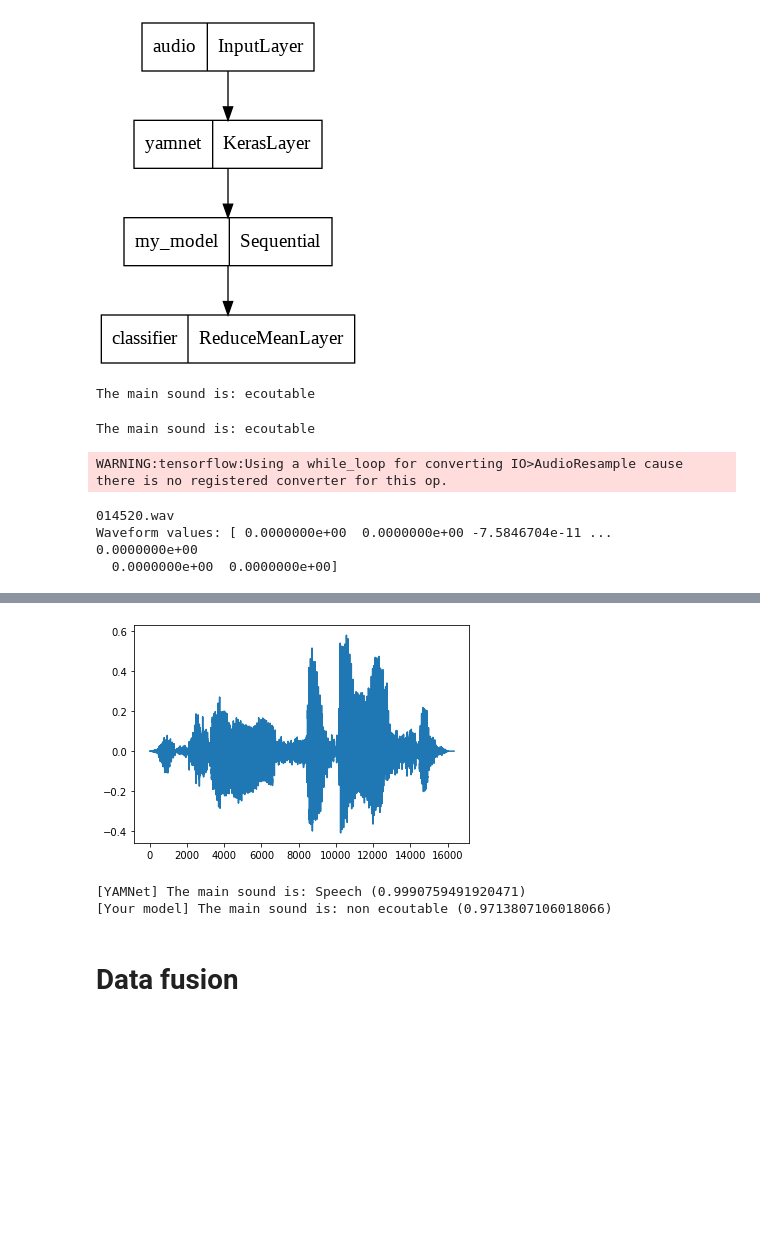
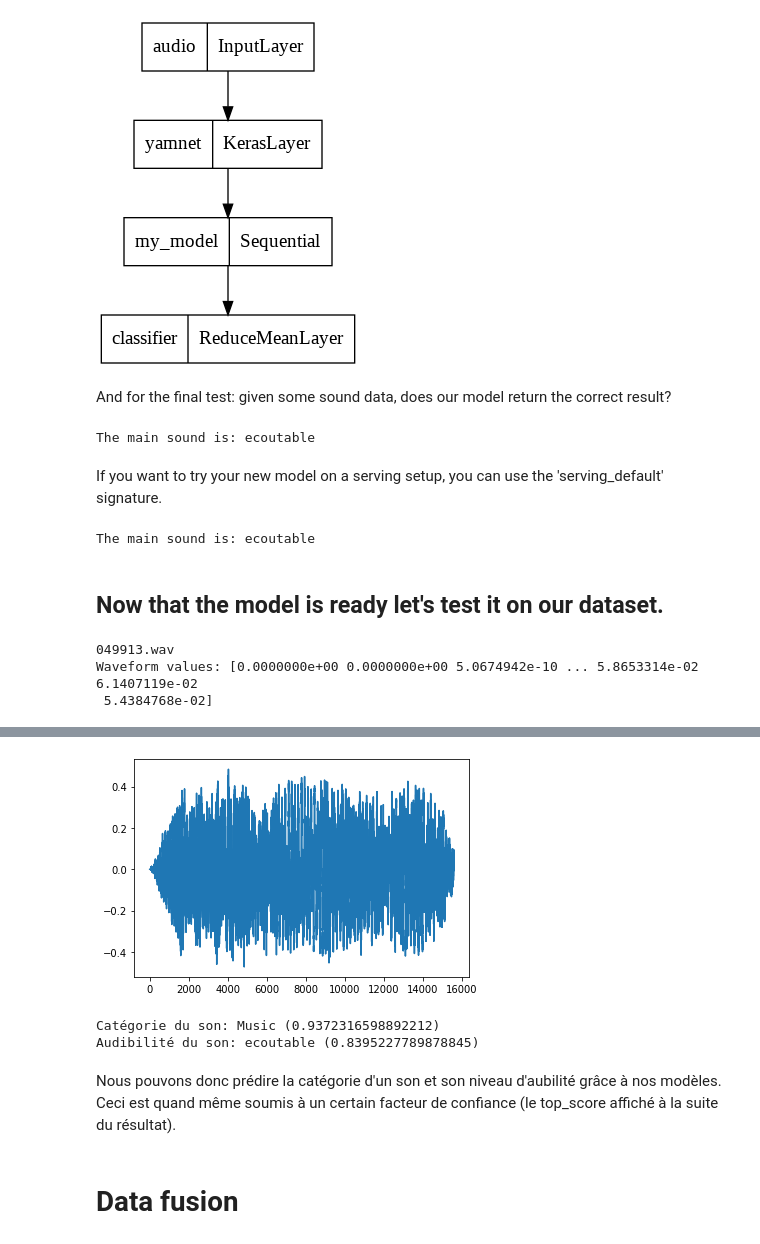
Before and after one commit to nfonteyne/Audio_Sample_Listenable, a Jupyter notebook: transfer_learning_adapted.ipynb, the cells around one changed output, grey strips where cells are left out. Saved outputs shown, nothing was run; the diff lists cells and outputs as text; code cells hidden in the pictures; blank space fills up the shorter version.

```diff
--- a/transfer_learning_adapted.ipynb
+++ b/transfer_learning_adapted.ipynb
@@ -308,5 +354,7 @@ tf.keras.utils.plot_model(serving_model)
 [figure]
 # %%
 reloaded_model = tf.saved_model.load(saved_model_path)
+# %% [markdown]
+And for the final test: given some sound data, does our model return the correct result?
 # %%
 reloaded_results = reloaded_model(testing_wav_data)
@@ -315,4 +363,7 @@ print(f'The main sound is: {cat_or_dog}')
 # %% [output]
 The main sound is: ecoutable
+# %% [markdown]
+If you want to try your new model on a serving setup, you can use the
+'serving_default' signature.
 # %%
 serving_results = reloaded_model.signatures['serving_default'](testing_wav_data)
@@ -321,40 +372,48 @@ print(f'The main sound is: {cat_or_dog}')
 # %% [output]
 The main sound is: ecoutable
+# %% [markdown]
+## Now that the model is ready let's test it on our dataset.
 # %%
-test_pd = datalab.loc[datalab['fold'] == 5]
-row = test_pd.sample(1)
-filename = row['filename'].item()
+# Create the waveform of your audio file
+
+# test_pd = datalab.loc[datalab['fold'] == 4]
+# row = test_pd.sample(1)
+# filename = row['filename'].item()
+
+filename = '049913.wav'  # mettre le nom du fichier à tester ici
 print(filename)
 waveform = load_wav_16k_mono(filename)
 print(f'Waveform values: {waveform}')
 _ = plt.plot(waveform)
 
 display.Audio(waveform, rate=16000)
 # %% [output]
-WARNING:tensorflow:Using a while_loop for converting IO>AudioResample cause there is no registered converter for this op.
+049913.wav
+Waveform values: [0.0000000e+00 0.0000000e+00 5.0674942e-10 ... 5.8653314e-02 6.1407119e-02
+ 5.4384768e-02]
-014520.wav
-Waveform values: [ 0.0000000e+00  0.0000000e+00 -7.5846704e-11 ...  0.0000000e+00
-  0.0000000e+00  0.0000000e+00]
 [interactive output not drawn]
-[figure, old version]
+[figure, new version]
 # %%
-# Run the model, check the output.
+# Résultats finaux
+
 scores, embeddings, spectrogram = yamnet_model(waveform)
 class_scores = tf.reduce_mean(scores, axis=0)
 top_class = tf.math.argmax(class_scores)
 inferred_class = class_names[top_class]
 top_score = class_scores[top_class]
-print(f'[YAMNet] The main sound is: {inferred_class} ({top_score})')
+print(f'Catégorie du son: {inferred_class} ({top_score})')
 
 reloaded_results = reloaded_model(waveform)
 your_top_class = tf.math.argmax(reloaded_results)
 your_inferred_class = my_classes[your_top_class]
 class_probabilities = tf.nn.softmax(reloaded_results, axis=-1)
 your_top_score = class_probabilities[your_top_class]
-print(f'[Your model] The main sound is: {your_inferred_class} ({your_top_score})')
+print(f'Audibilité du son: {your_inferred_class} ({your_top_score})')
 # %% [output]
-[YAMNet] The main sound is: Speech (0.9990759491920471)
-[Your model] The main sound is: non ecoutable (0.9713807106018066)
+Catégorie du son: Music (0.9372316598892212)
+Audibilité du son: ecoutable (0.8395227789878845)
+# %% [markdown]
+Nous pouvons donc prédire la catégorie d'un son et son niveau d'aubilité grâce à nos modèles. Ceci est quand même soumis à un certain facteur de confiance (le top_score affiché à la suite du résultat).
 # %% [markdown]
 # Data fusion
 # %% [markdown]
```
Also changed, not shown: parts of 18 cells of this notebook.
